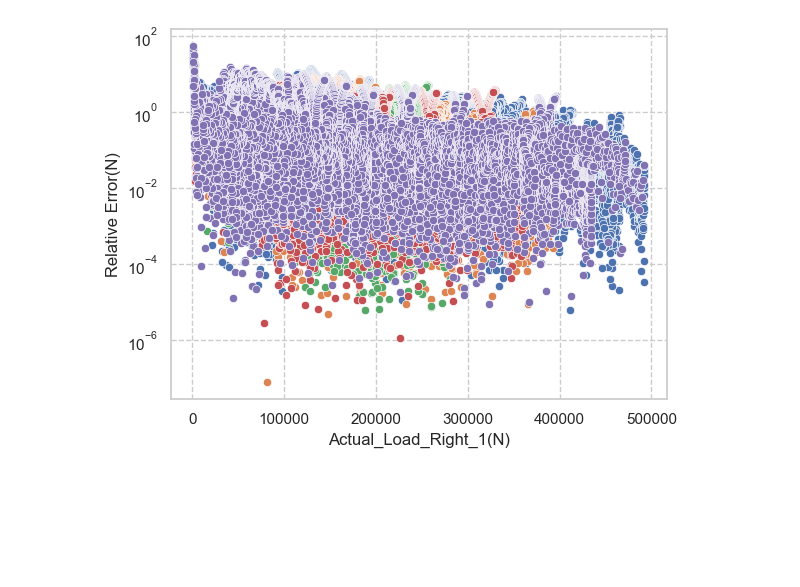
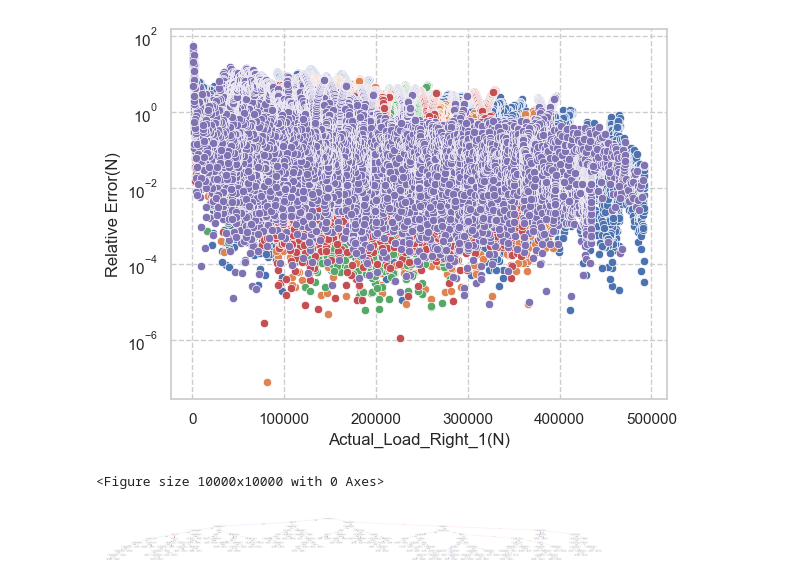
Before and after one commit to jinbeomjeong/estimate_crawler_crane_ground_pressure, a Jupyter notebook: train_ground_pressure_est_model_xgboost_based_RecurDyn.ipynb, the cells around one changed output. Drawn from its saved outputs; the diff is of its cells as text; code cells hidden in the pictures; blank space fills up the shorter version.

Commit message:
add plot of model

```diff
--- a/train_ground_pressure_est_model_xgboost_based_RecurDyn.ipynb
+++ b/train_ground_pressure_est_model_xgboost_based_RecurDyn.ipynb
@@ -440,3 +441,11 @@ for target_name, relative_error_name in zip(target_names[5:10], relative_error_n
 # %%
 filename = 'xgb_model.json'
 model.save_model(filename)
+# %%
+fig = plt.gcf()
+fig.set_size_inches(100, 100)
+plot_tree(model)
+fig.savefig('xgb_model.png')
+# %% [output]
+<Figure size 10000x10000 with 0 Axes>
+[figure, added]
```
Also changed, not shown: parts of 1 cell of this notebook.
